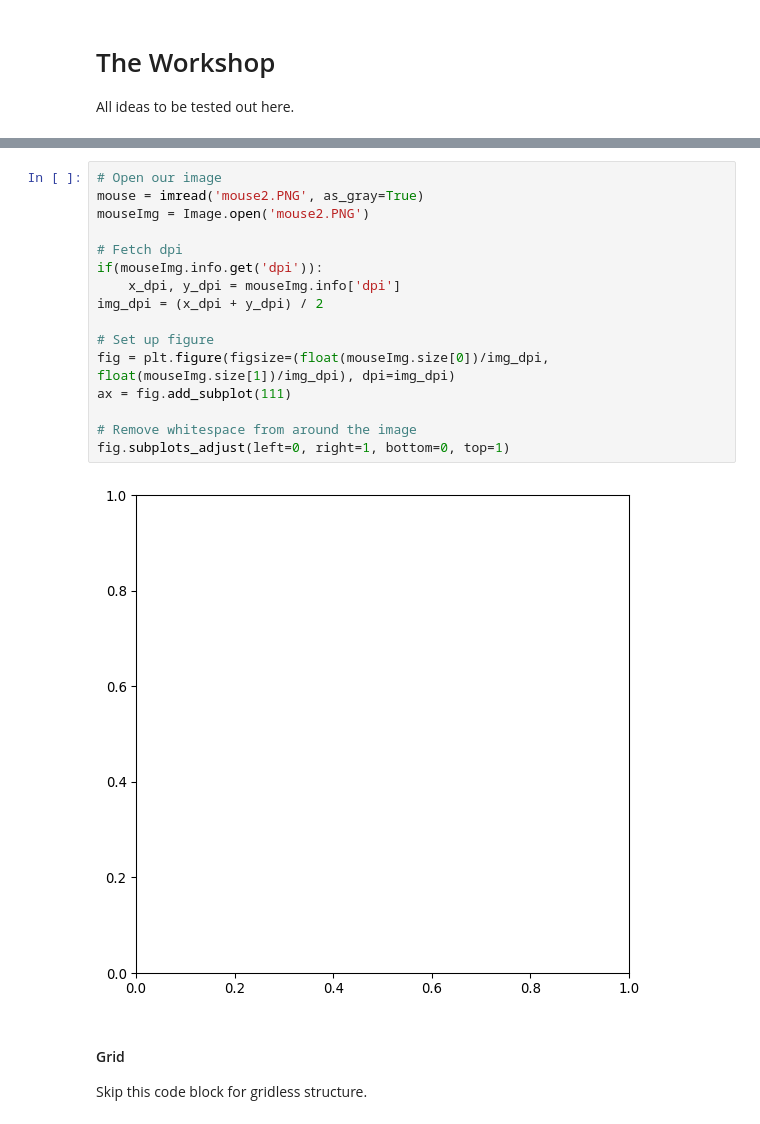
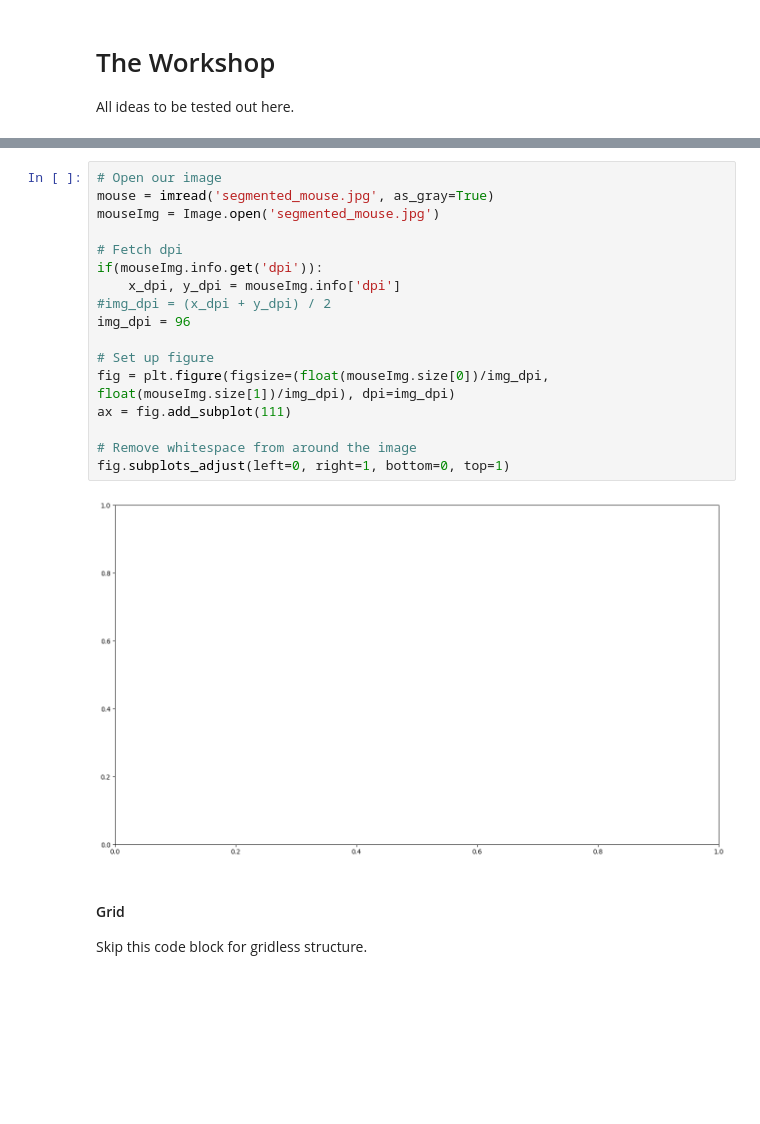
Before and after one commit to h-ckett/MIA, a Jupyter notebook: Notebooks/The Workshop.ipynb, the cells around one changed output, grey strips where cells are left out. Drawn from its saved outputs; the diff is of its cells as text; blank space fills up the shorter version.

```diff
--- a/Notebooks/The Workshop.ipynb
+++ b/Notebooks/The Workshop.ipynb
@@ -19,21 +22,22 @@ ImportError: cannot import name 'threshold_multiotsu' from 'skimage.filters' (C:
 # %%
 # Open our image
-mouse = imread('mouse2.PNG', as_gray=True)
-mouseImg = Image.open('mouse2.PNG')
+mouse = imread('segmented_mouse.jpg', as_gray=True)
+mouseImg = Image.open('segmented_mouse.jpg')
 
 # Fetch dpi
 if(mouseImg.info.get('dpi')):
     x_dpi, y_dpi = mouseImg.info['dpi']
-img_dpi = (x_dpi + y_dpi) / 2
+#img_dpi = (x_dpi + y_dpi) / 2
+img_dpi = 96
 
 # Set up figure
 fig = plt.figure(figsize=(float(mouseImg.size[0])/img_dpi, float(mouseImg.size[1])/img_dpi), dpi=img_dpi)
 ax = fig.add_subplot(111)
 
 # Remove whitespace from around the image
 fig.subplots_adjust(left=0, right=1, bottom=0, top=1)
 # %% [output]
-[figure, old version]
+[figure, new version]
 # %% [markdown]
 #### Grid
 Skip this code block for gridless structure.
```
Also changed, not shown: parts of 13 cells of this notebook.
